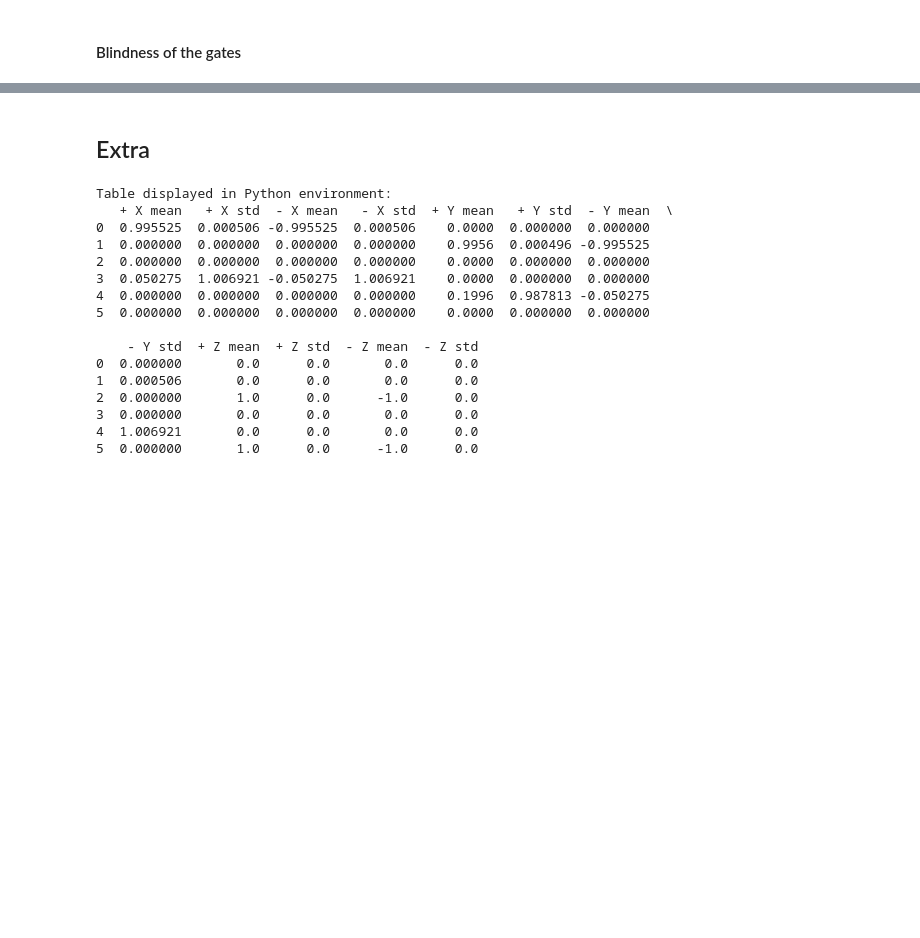
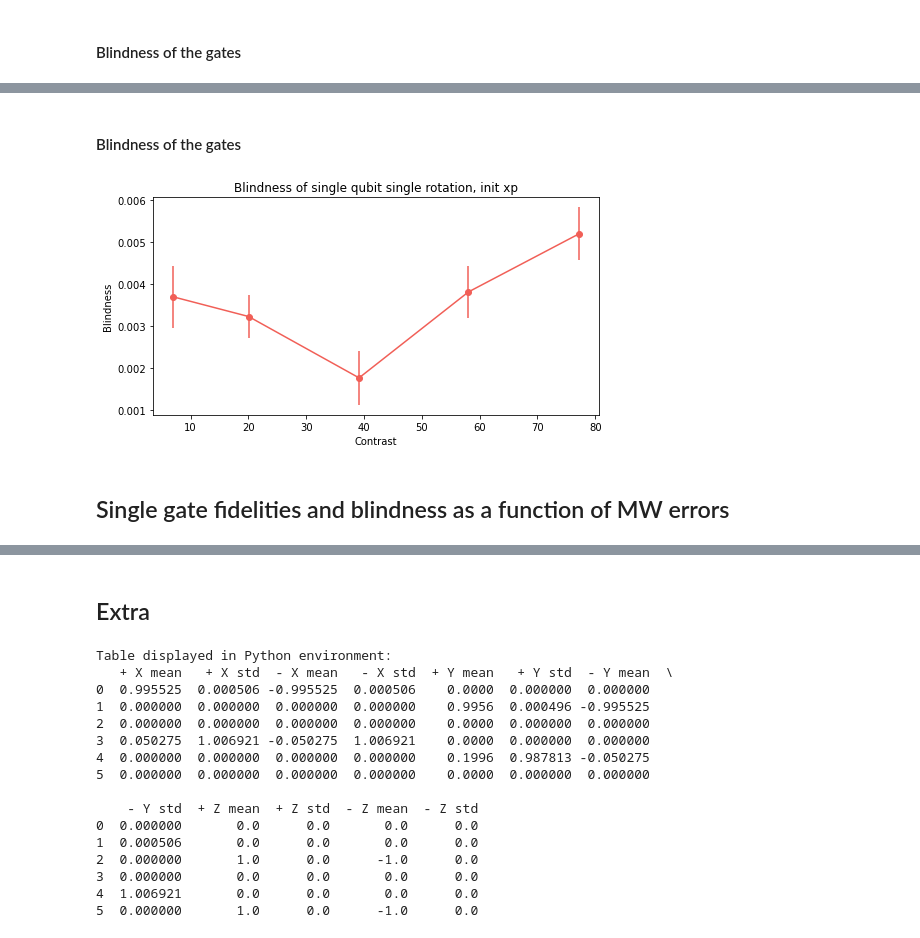
Before and after one commit to lukingroup/simnet, a Jupyter notebook: Notebooks/Blind_SingleNode.ipynb, the cells around one changed output, grey strips where cells are left out. Saved outputs shown, nothing was run; the diff lists cells and outputs as text; code cells hidden in the pictures; blank space fills up the shorter version.

```diff
--- a/Notebooks/Blind_SingleNode.ipynb
+++ b/Notebooks/Blind_SingleNode.ipynb
@@ -773,0 +692,6 @@ Uncertainty in Holevo Quantity: 0.0020871553921892484
+# %%
+contrast_list = np.linspace(4, 80, 5)
+phi1 = [0, np.pi/4, np.pi/2, 3*np.pi/4]
+phi2 = 0
+phi3 = 0
+el_initial_xp  = qt.ket2dm((qt.basis(2,0)+ qt.basis(2,1)).unit())
@@ -773,0 +921,41 @@ Uncertainty in Holevo Quantity: 0.0020871553921892484
+# %% [markdown]
+#### Blindness of the gates
+# %%
+holevo_contr =  np.empty((0, 2), dtype=float)
+holevo_err_contr =  np.empty((0, 2), dtype=float)
+
+# Initialize empty arrays to accumulate results
+rho_ave_contr = np.empty((0, 4, 2, 2), dtype=float)
+rho_std_contr = np.empty((0, 4, 2, 2), dtype=float)
+
+# Loop through mu_list and accumulate results
+for i in range(len(contrast_list)):
+    # Extract the ith element from each list and convert to an array
+    rho_ave_onec = np.array([lst[i] for lst in rho_ave_s_phis])
+    rho_std_onec = np.array([lst[i] for lst in rho_std_s_phis])
+
+    # Append the arrays directly (as they should already have shape (2,))
+    rho_ave_contr = np.append(rho_ave_contr, [rho_ave_onec], axis=0)
+    rho_std_contr = np.append(rho_std_contr, [rho_std_onec], axis=0)
+
+# calculate blindness as a function of mu
+for j in range(len(contrast_list)):
+    holevo, holevo_err = sim.blindness_singleRot(rho_ave_contr[j], rho_std_contr[j], delta=1e-6)
+    holevo_contr = np.append(holevo_contr, holevo)
+    holevo_err_contr = np.append(holevo_err_contr, holevo_err)
+# %%
+plt.figure(figsize=(8, 4))
+plt.plot(real_contrasts, holevo_contr, color=c1)
+plt.errorbar(real_contrasts,  holevo_contr, yerr= np.abs(holevo_err_contr),  fmt='o', color=c1)
+
+#Add labels and title
+plt.xlabel('Contrast')
+plt.ylabel('Blindness')
+plt.title('Blindness of single qubit single rotation, init xp')
+
+# Show the plot
+plt.show()
+# %% [output]
+[figure, added]
+# %% [markdown]
+## Single gate fidelities and blindness as a function of MW errors
```
Also changed, not shown: parts of 49 cells of this notebook, 32 other files.
